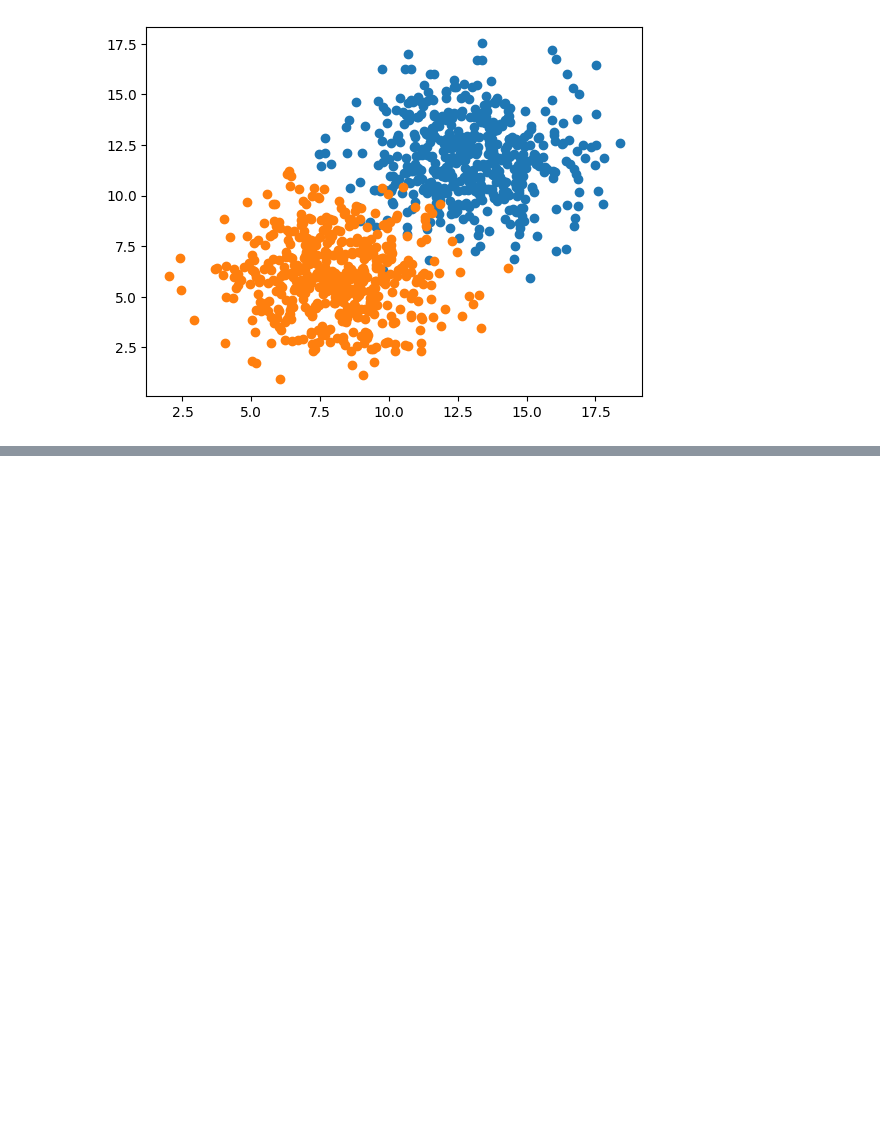
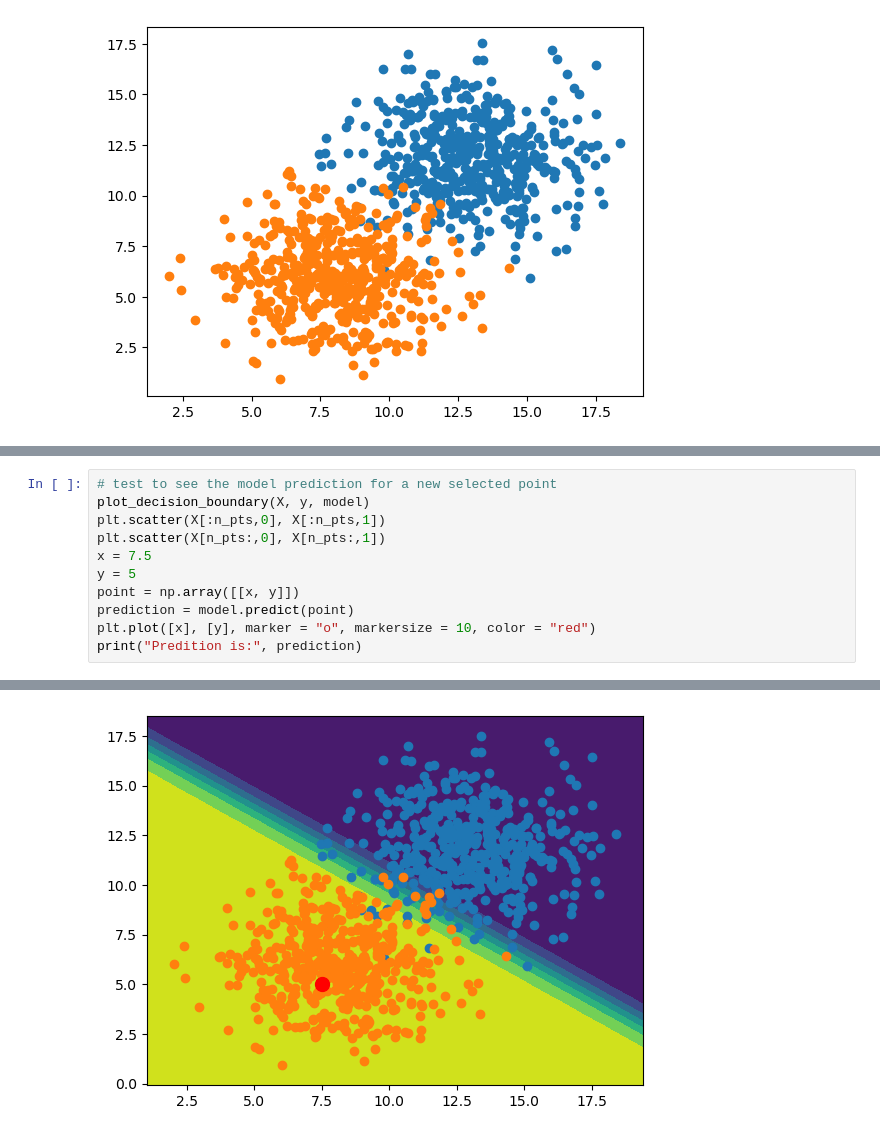
Before and after one commit to sebdisiena/Simple-Keras-Model, a Jupyter notebook: perceptron.ipynb, the cells around one changed output, grey strips where cells are left out. Cells and saved outputs as stored; diff of their text form; blank space fills up the shorter version.

```diff
--- a/perceptron.ipynb
+++ b/perceptron.ipynb
@@ -75,0 +96,12 @@ plt.legend(['loss'])
+# %%
+# test to see the model prediction for a new selected point
+plot_decision_boundary(X, y, model)
+plt.scatter(X[:n_pts,0], X[:n_pts,1])
+plt.scatter(X[n_pts:,0], X[n_pts:,1])
+x = 7.5
+y = 5
+point = np.array([[x, y]])
+prediction = model.predict(point)
+plt.plot([x], [y], marker = "o", markersize = 10, color = "red")
+print("Predition is:", prediction)
+# %% [output]
@@ -75,0 +111 @@ plt.legend(['loss'])
+[figure, added]
```
Also changed, not shown: parts of 7 cells of this notebook, 5 other files.
